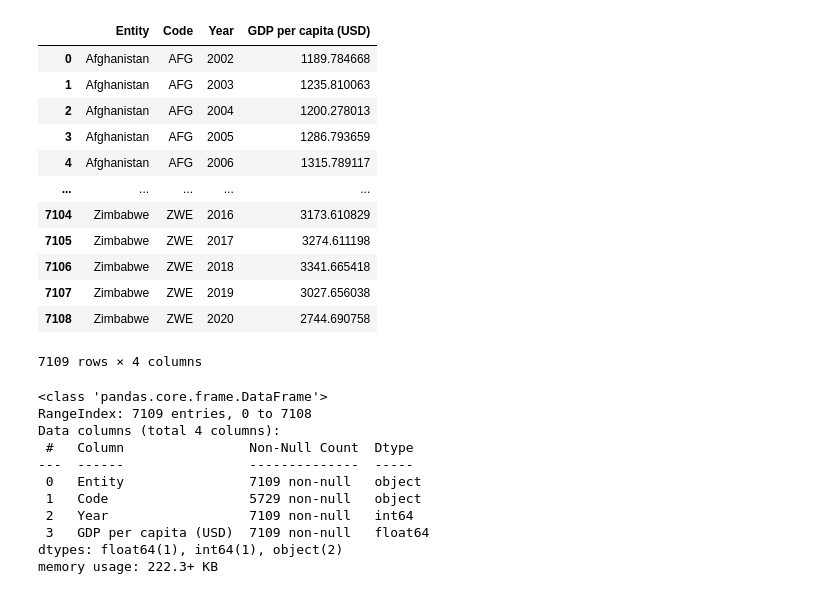
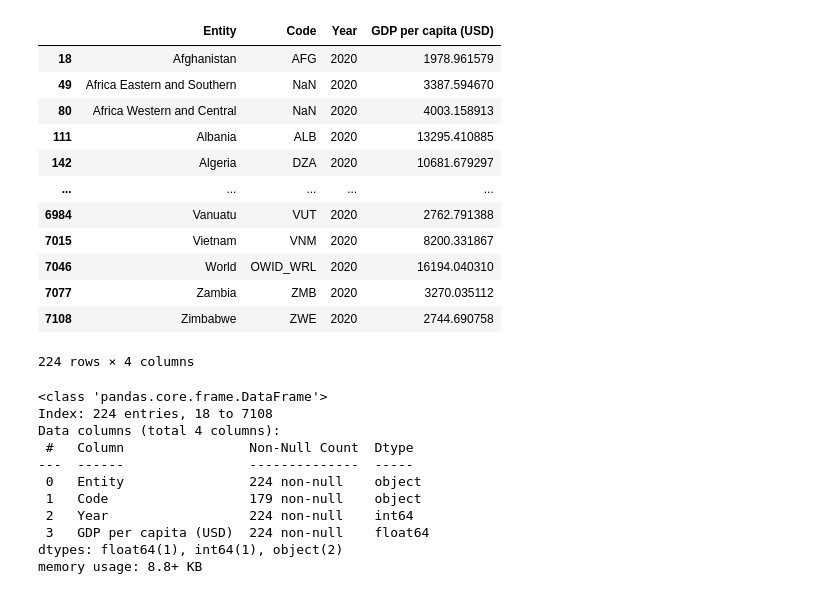
Before and after one commit to warmi024/new, a Jupyter notebook: 01_krajobraz_uczenia maszynowego.ipynb, the cells around one changed output. Drawn from its saved outputs; the diff is of its cells as text; code cells hidden in the pictures.

```diff
--- a/01_krajobraz_uczenia maszynowego.ipynb
+++ b/01_krajobraz_uczenia maszynowego.ipynb
@@ -20,23 +20,23 @@ datapath = Path() / "data" / "lifesat"
 oced_bli = pd.read_csv(datapath / "oecd_bli.csv")
 gdp_er_capita = pd.read_csv(datapath / "gdp_per_capita.csv")
 # %%
-gdp_er_capita_2020=gdp_er_capita[gdp_er_capita["Year"]==2020]
-gdp_er_capita_2020=gdp_er_capita.rename(columns={"GDP per capita, PPP (constant 2017 international $)": "GDP per capita (USD)"})
+gdp_er_capita_2020=gdp_er_capita[gdp_er_capita['Year']==2020]
+gdp_er_capita_2020=gdp_er_capita_2020.rename(columns={"GDP per capita, PPP (constant 2017 international $)": "GDP per capita (USD)"})
 gdp_er_capita_2020
 # %% [output]
 |  | Entity | Code | Year | GDP per capita (USD) |
-| 0 | Afghanistan | AFG | 2002 | 1189.784668 |
-| 1 | Afghanistan | AFG | 2003 | 1235.810063 |
-| 2 | Afghanistan | AFG | 2004 | 1200.278013 |
-| 3 | Afghanistan | AFG | 2005 | 1286.793659 |
-| 4 | Afghanistan | AFG | 2006 | 1315.789117 |
+| 18 | Afghanistan | AFG | 2020 | 1978.961579 |
+| 49 | Africa Eastern and Southern | NaN | 2020 | 3387.594670 |
+| 80 | Africa Western and Central | NaN | 2020 | 4003.158913 |
+| 111 | Albania | ALB | 2020 | 13295.410885 |
+| 142 | Algeria | DZA | 2020 | 10681.679297 |
 | ... | ... | ... | ... | ... |
-| 7104 | Zimbabwe | ZWE | 2016 | 3173.610829 |
-| 7105 | Zimbabwe | ZWE | 2017 | 3274.611198 |
-| 7106 | Zimbabwe | ZWE | 2018 | 3341.665418 |
-| 7107 | Zimbabwe | ZWE | 2019 | 3027.656038 |
+| 6984 | Vanuatu | VUT | 2020 | 2762.791388 |
+| 7015 | Vietnam | VNM | 2020 | 8200.331867 |
+| 7046 | World | OWID_WRL | 2020 | 16194.040310 |
+| 7077 | Zambia | ZMB | 2020 | 3270.035112 |
 | 7108 | Zimbabwe | ZWE | 2020 | 2744.690758 |
-7109 rows × 4 columns
+224 rows × 4 columns
 # %%
 oced_bli["Indicator"].value_counts()
 oced_bli = oced_bli[oced_bli["INEQUALITY"]=="TOT"]
@@ -50,16 +50,16 @@ oced_bli=oced_bli.reset_index()
 gdp_er_capita_2020.info()
 # %% [output]
 <class 'pandas.core.frame.DataFrame'>
-RangeIndex: 7109 entries, 0 to 7108
+Index: 224 entries, 18 to 7108
 Data columns (total 4 columns):
  #   Column                Non-Null Count  Dtype
 ---  ------                --------------  -----
- 0   Entity                7109 non-null   object
- 1   Code                  5729 non-null   object
- 2   Year                  7109 non-null   int64
- 3   GDP per capita (USD)  7109 non-null   float64
+ 0   Entity                224 non-null    object
+ 1   Code                  179 non-null    object
+ 2   Year                  224 non-null    int64
+ 3   GDP per capita (USD)  224 non-null    float64
 dtypes: float64(1), int64(1), object(2)
-memory usage: 222.3+ KB
+memory usage: 8.8+ KB
 # %%
 full_country_stats = oced_bli.merge(
     gdp_er_capita_2020,
```
Also changed, not shown: parts of 7 cells of this notebook, 2 other files.
